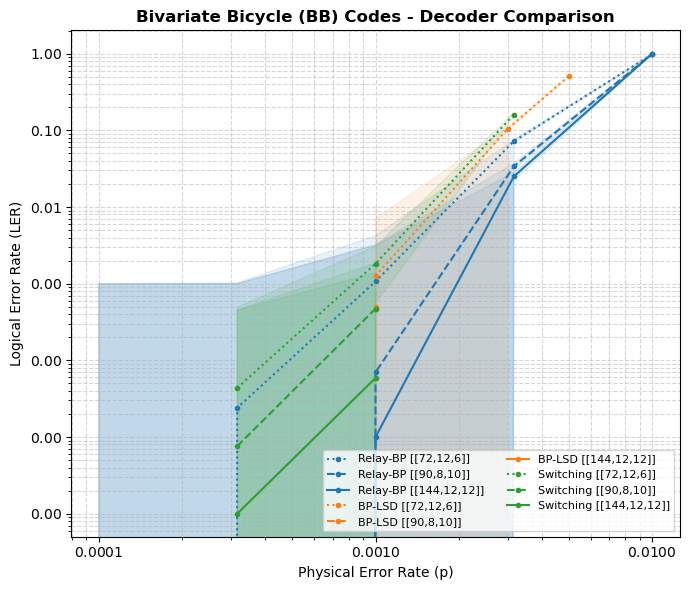
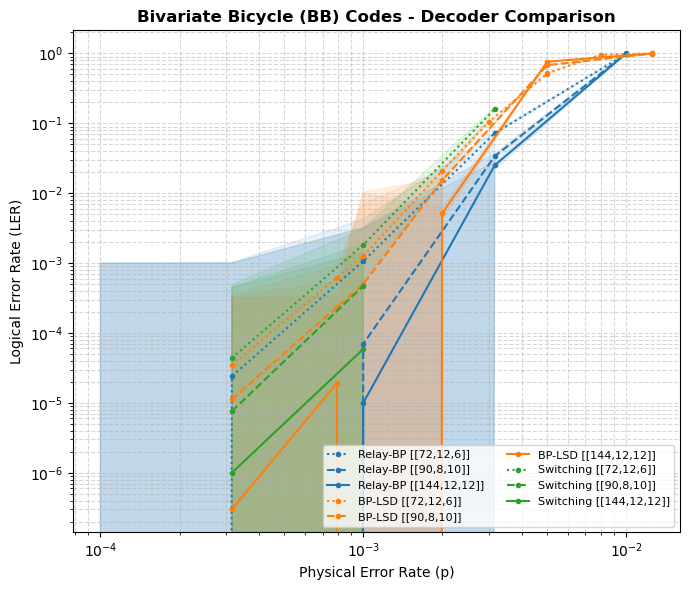
The change to this notebook cell's code, shown as a diff; its figure went from the first image to the second:
--- before
+++ after
@@ -72,6 +72,5 @@
     ax.set_title(f'Bivariate Bicycle (BB) Codes - Decoder Comparison', fontsize=12, fontweight='bold')
     
-    ax.set_yscale('log')
-    ax.set_xscale('log') # Usually better for LER vs p plots
+
     ax.grid(True, which='both', linestyle='--', alpha=0.5)
     
@@ -82,4 +81,6 @@
     ax.xaxis.set_major_formatter(formatter)
     ax.yaxis.set_major_formatter(formatter)
+    ax.set_yscale('log')
+    ax.set_xscale('log') # Usually better for LER vs p plots
 
 axes[-1].set_xlabel('Physical Error Rate (p)')

Commit: now get data for BB codes for switching since it looks like relay is actually a strong decoder with these params